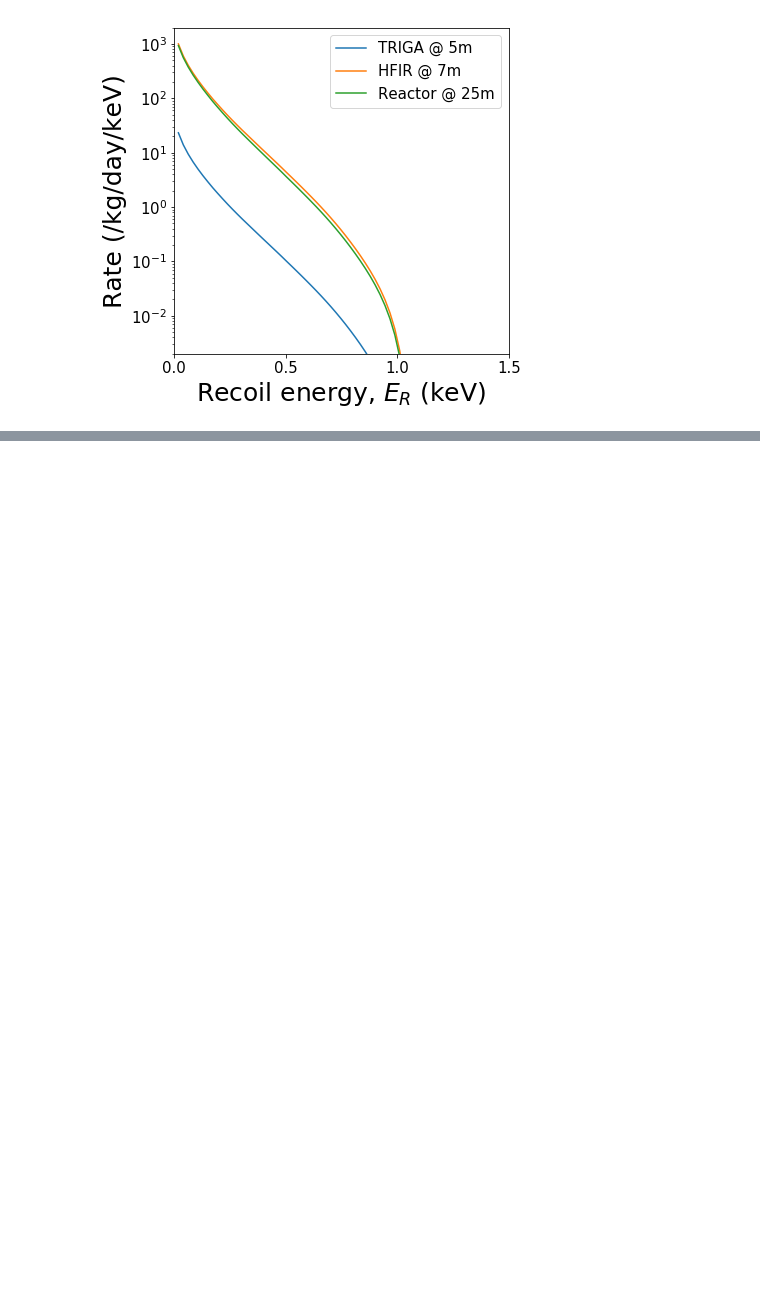
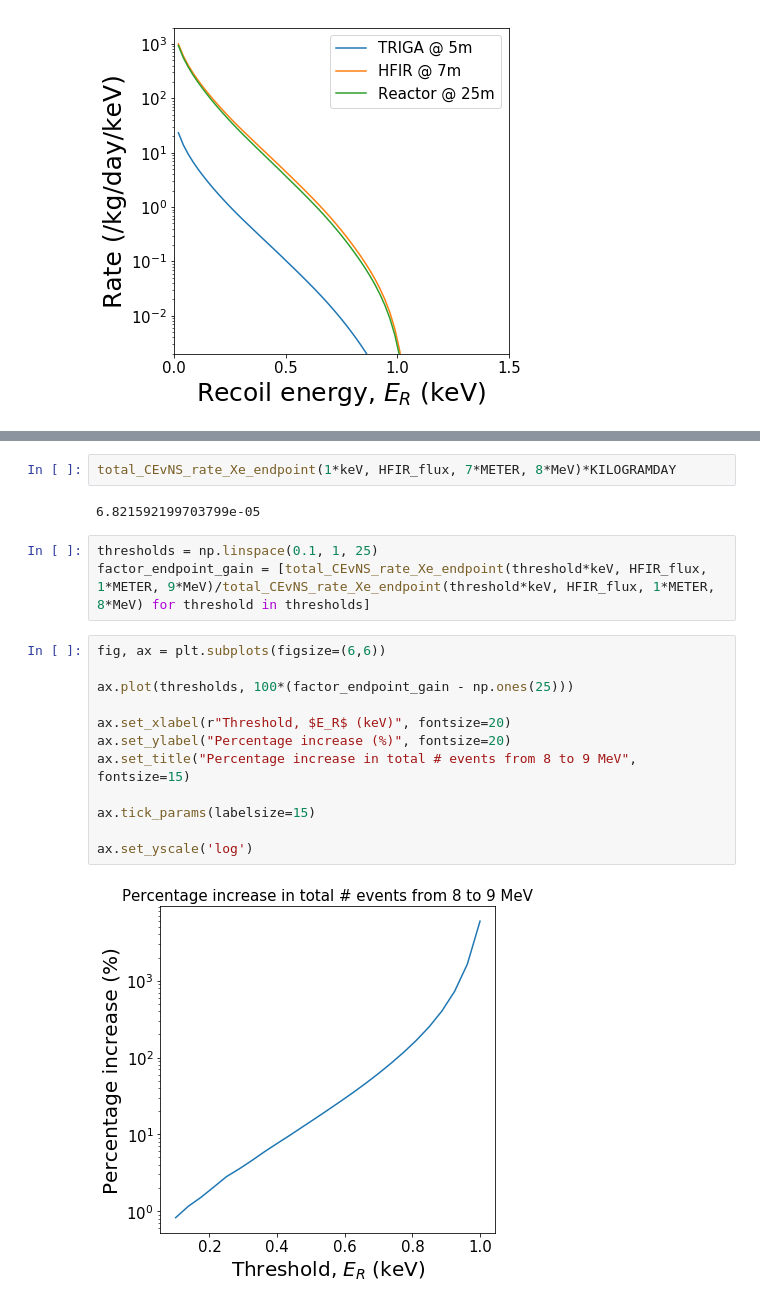
Before and after one commit to RitterCat/reactor-nu-cevns, a Jupyter notebook: cevns_rate.ipynb, the cells around one changed output, grey strips where cells are left out. Drawn from its saved outputs; the diff is of its cells as text; blank space fills up the shorter version.

```diff
--- a/cevns_rate.ipynb
+++ b/cevns_rate.ipynb
@@ -182,0 +260,21 @@ HFIR @ 7m with different thresholds:
+# %%
+total_CEvNS_rate_Xe_endpoint(1*keV, HFIR_flux, 7*METER, 8*MeV)*KILOGRAMDAY
+# %% [output]
+6.821592199703799e-05
+# %%
+thresholds = np.linspace(0.1, 1, 25)
+factor_endpoint_gain = [total_CEvNS_rate_Xe_endpoint(threshold*keV, HFIR_flux, 1*METER, 9*MeV)/total_CEvNS_rate_Xe_endpoint(threshold*keV, HFIR_flux, 1*METER, 8*MeV) for threshold in thresholds]
+# %%
+fig, ax = plt.subplots(figsize=(6,6))
+
+ax.plot(thresholds, 100*(factor_endpoint_gain - np.ones(25)))
+
+ax.set_xlabel(r"Threshold, $E_R$ (keV)", fontsize=20)
+ax.set_ylabel("Percentage increase (%)", fontsize=20)
+ax.set_title("Percentage increase in total # events from 8 to 9 MeV", fontsize=15)
+
+ax.tick_params(labelsize=15)
+
+ax.set_yscale('log')
+# %% [output]
+[figure, added]
```
Also changed, not shown: parts of 9 cells of this notebook, 2 other files.
